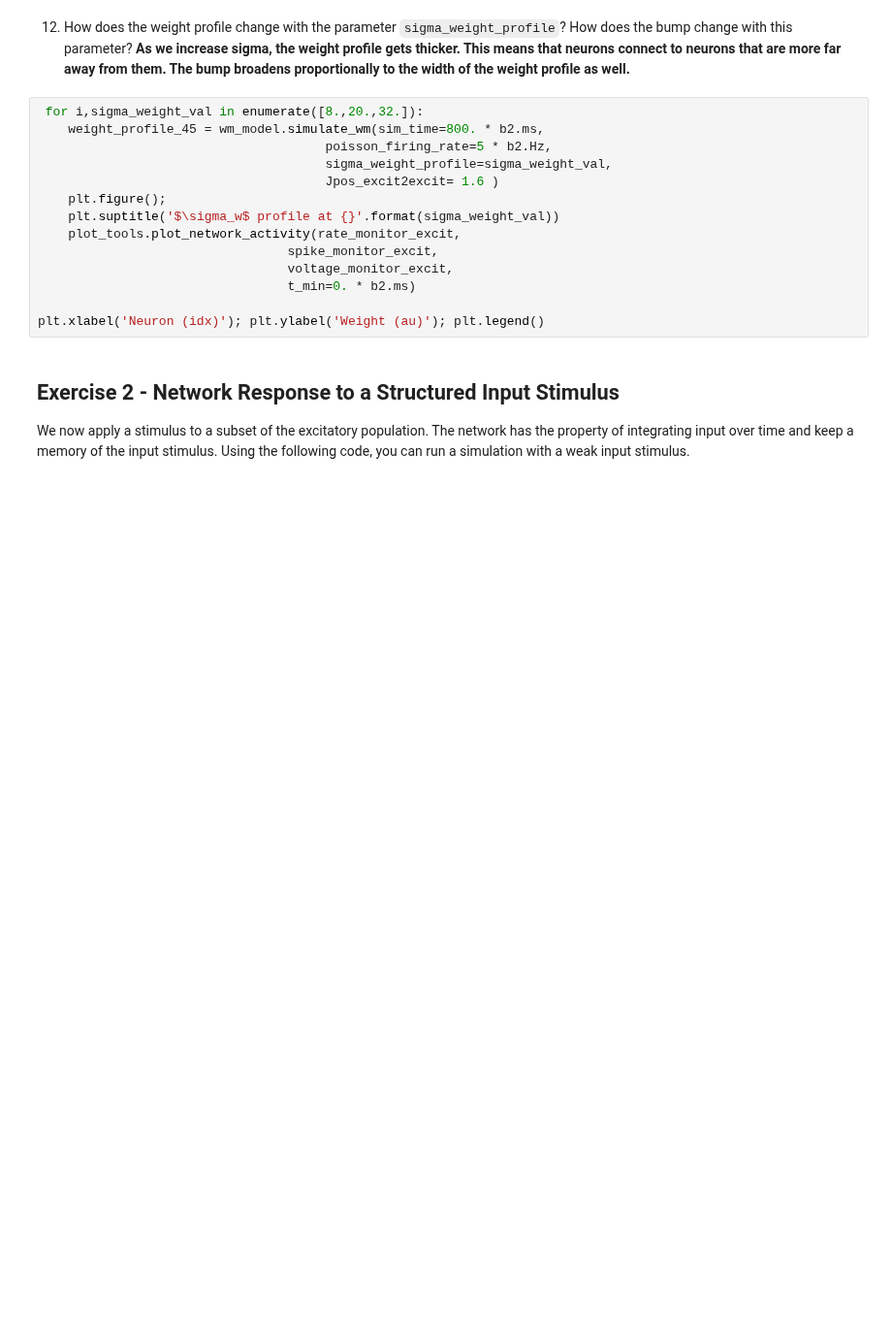
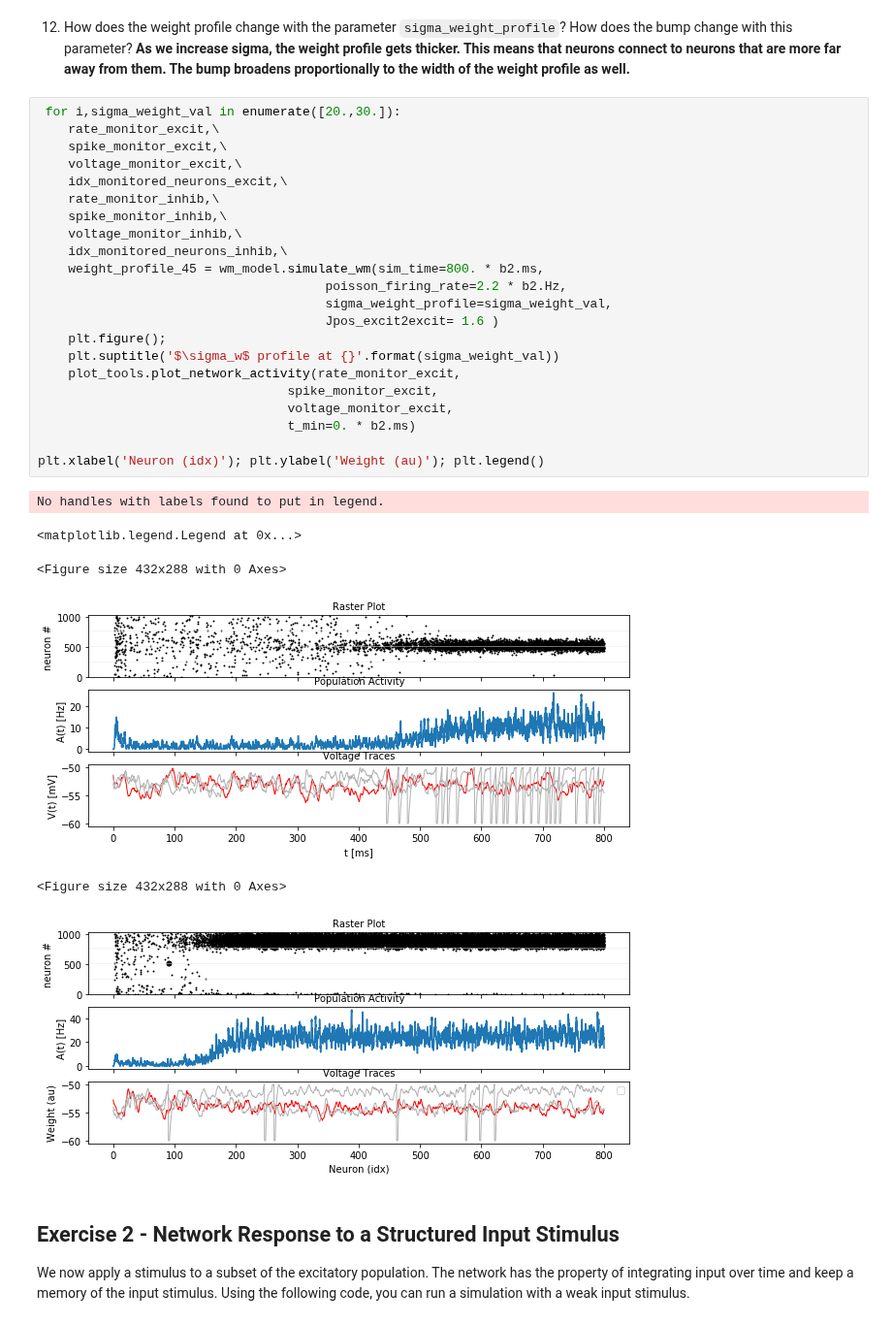
Before and after one commit to mackelab/msne-lsmlsda-2019, a Jupyter notebook: your-code/Project3_AdCrLa/03_spatial_working_memory.ipynb, the cells around one changed output. Shown at 97% size. Saved outputs shown, nothing was run; the diff lists cells and outputs as text; blank space fills up the shorter version.

```diff
--- a/your-code/Project3_AdCrLa/03_spatial_working_memory.ipynb
+++ b/your-code/Project3_AdCrLa/03_spatial_working_memory.ipynb
@@ -158,19 +160,34 @@ print('Elapsed time: {:.2f}s'.format(toc-tic))
 # %% [markdown]
 12.   How does the weight profile change with the parameter `sigma_weight_profile`? How does the bump change with this parameter? **As we increase sigma, the weight profile gets thicker. This means that neurons connect to neurons that are more far away from them. The bump broadens proportionally to the width of the weight profile as well.**
 # %%
- for i,sigma_weight_val in enumerate([8.,20.,32.]):
+ for i,sigma_weight_val in enumerate([20.,30.]):
+    rate_monitor_excit,\
+    spike_monitor_excit,\
+    voltage_monitor_excit,\
+    idx_monitored_neurons_excit,\
+    rate_monitor_inhib,\
+    spike_monitor_inhib,\
+    voltage_monitor_inhib,\
+    idx_monitored_neurons_inhib,\
     weight_profile_45 = wm_model.simulate_wm(sim_time=800. * b2.ms,
-                                      poisson_firing_rate=5 * b2.Hz,
+                                      poisson_firing_rate=2.2 * b2.Hz,
                                       sigma_weight_profile=sigma_weight_val,
                                       Jpos_excit2excit= 1.6 )
     plt.figure();
     plt.suptitle('$\sigma_w$ profile at {}'.format(sigma_weight_val))
     plot_tools.plot_network_activity(rate_monitor_excit,
                                  spike_monitor_excit,
                                  voltage_monitor_excit,
                                  t_min=0. * b2.ms)
 
 plt.xlabel('Neuron (idx)'); plt.ylabel('Weight (au)'); plt.legend()
+# %% [output]
+No handles with labels found to put in legend.
+<matplotlib.legend.Legend at 0x...>
+<Figure size 432x288 with 0 Axes>
+[figure, added]
+<Figure size 432x288 with 0 Axes>
+[figure, added]
 # %% [markdown]
 ## Exercise 2 - Network Response to a Structured Input Stimulus
 
```
Also changed, not shown: parts of 12 cells of this notebook.
